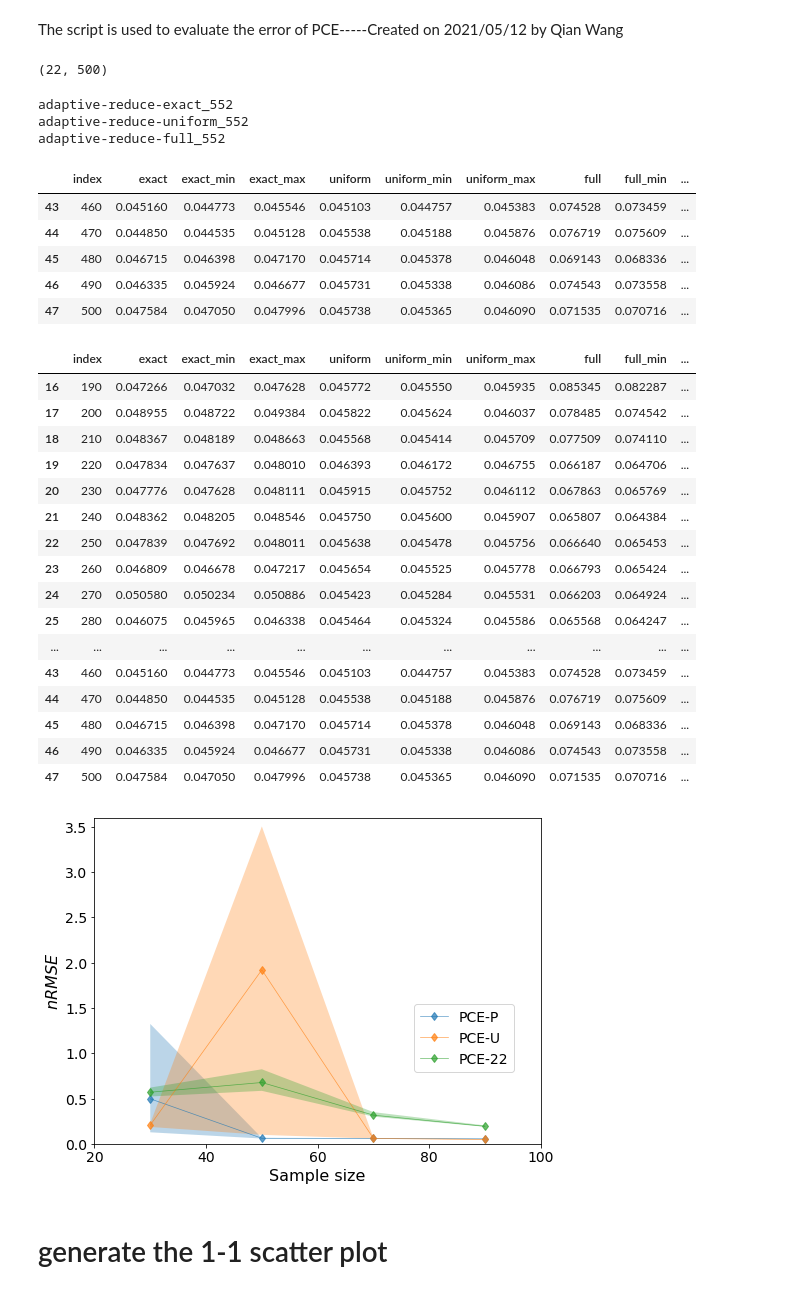
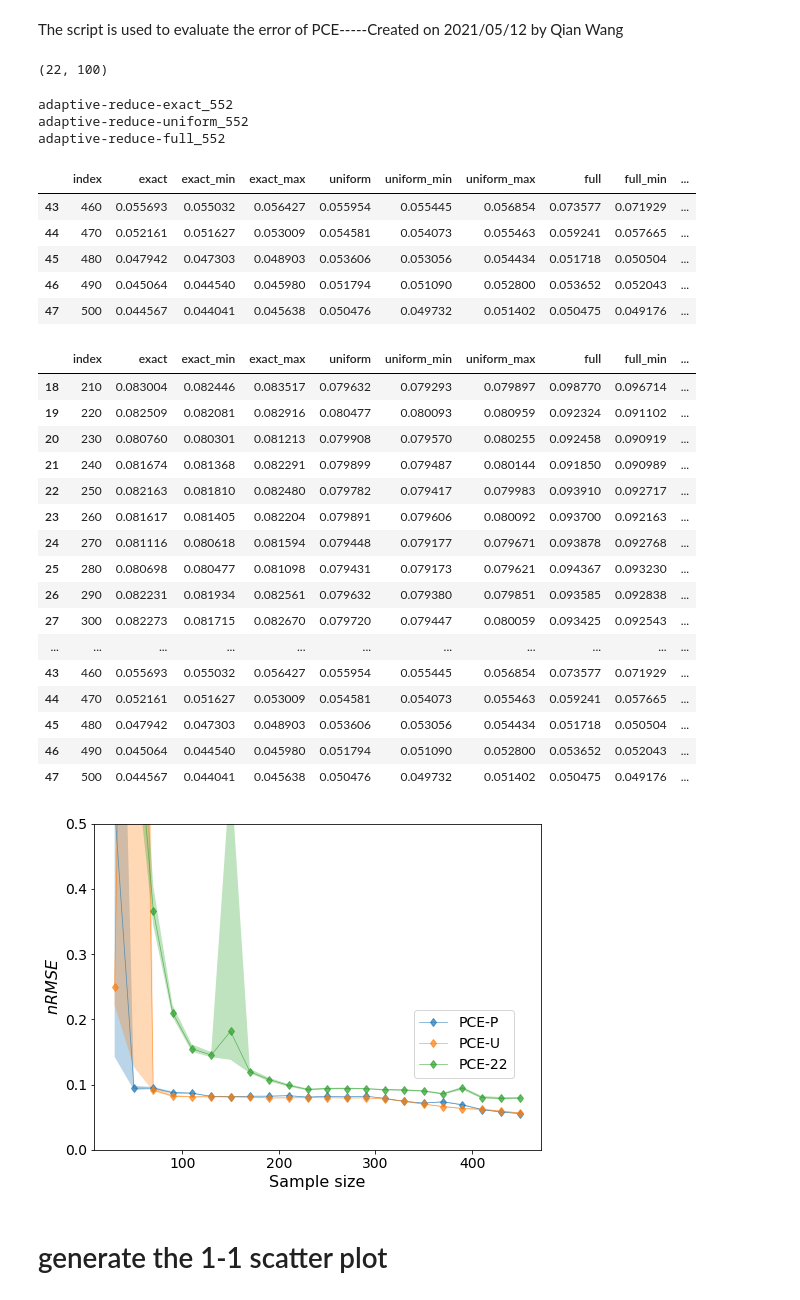
Before and after one commit to QianWanghhu/factor_fixing, a Jupyter notebook: qian_dev/PCE-performance.ipynb, the cells around one changed output. Drawn from its saved outputs; the diff is of its cells as text; code cells hidden in the pictures.

Commit message:
Use the 100 samples for PCE vaildation

```diff
--- a/qian_dev/PCE-performance.ipynb
+++ b/qian_dev/PCE-performance.ipynb
@@ -27,13 +27,13 @@ samples_vali = samples[:, 450:550]
 samples_22_vali = samples_22[:, 450:550]
 
 # import the independent samples for validation
-samples_22_vali = np.append(samples_22_vali, pd.read_csv(input_path + '2000_2014_ave_annual_vali.csv').values[0:400, 1:-1].T, axis=1)
-samples_vali = np.append(samples_vali, pd.read_csv(input_path + 'samples_adjust_vali.csv').values[0:400, 1:-1].T, axis=1)
-values_vali = np.append(values_vali, pd.read_csv(input_path + 'samples_adjust_vali.csv').values[0:400, -1].reshape(samples_vali.shape[1]-100, 1), axis=0)
+# samples_22_vali = np.append(samples_22_vali, pd.read_csv(input_path + '2000_2014_ave_annual_vali.csv').values[0:400, 1:-1].T, axis=1)
+# samples_vali = np.append(samples_vali, pd.read_csv(input_path + 'samples_adjust_vali.csv').values[0:400, 1:-1].T, axis=1)
+# values_vali = np.append(values_vali, pd.read_csv(input_path + 'samples_adjust_vali.csv').values[0:400, -1].reshape(samples_vali.shape[1]-100, 1), axis=0)
 # %%
 samples_22_vali.shape
 # %% [output]
-(22, 500)
+(22, 100)
 # %%
 # Calculate the error (RMSE) of PCE
 product_uniform = ['exact', 'uniform', False] #, 'uniform'
@@ -77,54 +77,54 @@ df = df.reset_index()
 df.tail(5)
 # %% [output]
 |  | index | exact | exact_min | exact_max | uniform | uniform_min | uniform_max | full | full_min | ... |
-| 43 | 460 | 0.045160 | 0.044773 | 0.045546 | 0.045103 | 0.044757 | 0.045383 | 0.074528 | 0.073459 | ... |
-| 44 | 470 | 0.044850 | 0.044535 | 0.045128 | 0.045538 | 0.045188 | 0.045876 | 0.076719 | 0.075609 | ... |
-| 45 | 480 | 0.046715 | 0.046398 | 0.047170 | 0.045714 | 0.045378 | 0.046048 | 0.069143 | 0.068336 | ... |
-| 46 | 490 | 0.046335 | 0.045924 | 0.046677 | 0.045731 | 0.045338 | 0.046086 | 0.074543 | 0.073558 | ... |
-| 47 | 500 | 0.047584 | 0.047050 | 0.047996 | 0.045738 | 0.045365 | 0.046090 | 0.071535 | 0.070716 | ... |
+| 43 | 460 | 0.055693 | 0.055032 | 0.056427 | 0.055954 | 0.055445 | 0.056854 | 0.073577 | 0.071929 | ... |
+| 44 | 470 | 0.052161 | 0.051627 | 0.053009 | 0.054581 | 0.054073 | 0.055463 | 0.059241 | 0.057665 | ... |
+| 45 | 480 | 0.047942 | 0.047303 | 0.048903 | 0.053606 | 0.053056 | 0.054434 | 0.051718 | 0.050504 | ... |
+| 46 | 490 | 0.045064 | 0.044540 | 0.045980 | 0.051794 | 0.051090 | 0.052800 | 0.053652 | 0.052043 | ... |
+| 47 | 500 | 0.044567 | 0.044041 | 0.045638 | 0.050476 | 0.049732 | 0.051402 | 0.050475 | 0.049176 | ... |
 # %%
 df[df.full <=0.1]
 # %% [output]
 |  | index | exact | exact_min | exact_max | uniform | uniform_min | uniform_max | full | full_min | ... |
-| 16 | 190 | 0.047266 | 0.047032 | 0.047628 | 0.045772 | 0.045550 | 0.045935 | 0.085345 | 0.082287 | ... |
-| 17 | 200 | 0.048955 | 0.048722 | 0.049384 | 0.045822 | 0.045624 | 0.046037 | 0.078485 | 0.074542 | ... |
-| 18 | 210 | 0.048367 | 0.048189 | 0.048663 | 0.045568 | 0.045414 | 0.045709 | 0.077509 | 0.074110 | ... |
-| 19 | 220 | 0.047834 | 0.047637 | 0.048010 | 0.046393 | 0.046172 | 0.046755 | 0.066187 | 0.064706 | ... |
-| 20 | 230 | 0.047776 | 0.047628 | 0.048111 | 0.045915 | 0.045752 | 0.046112 | 0.067863 | 0.065769 | ... |
-| 21 | 240 | 0.048362 | 0.048205 | 0.048546 | 0.045750 | 0.045600 | 0.045907 | 0.065807 | 0.064384 | ... |
-| 22 | 250 | 0.047839 | 0.047692 | 0.048011 | 0.045638 | 0.045478 | 0.045756 | 0.066640 | 0.065453 | ... |
-| 23 | 260 | 0.046809 | 0.046678 | 0.047217 | 0.045654 | 0.045525 | 0.045778 | 0.066793 | 0.065424 | ... |
-| 24 | 270 | 0.050580 | 0.050234 | 0.050886 | 0.045423 | 0.045284 | 0.045531 | 0.066203 | 0.064924 | ... |
-| 25 | 280 | 0.046075 | 0.045965 | 0.046338 | 0.045464 | 0.045324 | 0.045586 | 0.065568 | 0.064247 | ... |
+| 18 | 210 | 0.083004 | 0.082446 | 0.083517 | 0.079632 | 0.079293 | 0.079897 | 0.098770 | 0.096714 | ... |
+| 19 | 220 | 0.082509 | 0.082081 | 0.082916 | 0.080477 | 0.080093 | 0.080959 | 0.092324 | 0.091102 | ... |
+| 20 | 230 | 0.080760 | 0.080301 | 0.081213 | 0.079908 | 0.079570 | 0.080255 | 0.092458 | 0.090919 | ... |
+| 21 | 240 | 0.081674 | 0.081368 | 0.082291 | 0.079899 | 0.079487 | 0.080144 | 0.091850 | 0.090989 | ... |
+| 22 | 250 | 0.082163 | 0.081810 | 0.082480 | 0.079782 | 0.079417 | 0.079983 | 0.093910 | 0.092717 | ... |
+| 23 | 260 | 0.081617 | 0.081405 | 0.082204 | 0.079891 | 0.079606 | 0.080092 | 0.093700 | 0.092163 | ... |
+| 24 | 270 | 0.081116 | 0.080618 | 0.081594 | 0.079448 | 0.079177 | 0.079671 | 0.093878 | 0.092768 | ... |
+| 25 | 280 | 0.080698 | 0.080477 | 0.081098 | 0.079431 | 0.079173 | 0.079621 | 0.094367 | 0.093230 | ... |
+| 26 | 290 | 0.082231 | 0.081934 | 0.082561 | 0.079632 | 0.079380 | 0.079851 | 0.093585 | 0.092838 | ... |
+| 27 | 300 | 0.082273 | 0.081715 | 0.082670 | 0.079720 | 0.079447 | 0.080059 | 0.093425 | 0.092543 | ... |
 | ... | ... | ... | ... | ... | ... | ... | ... | ... | ... | ... |
-| 43 | 460 | 0.045160 | 0.044773 | 0.045546 | 0.045103 | 0.044757 | 0.045383 | 0.074528 | 0.073459 | ... |
-| 44 | 470 | 0.044850 | 0.044535 | 0.045128 | 0.045538 | 0.045188 | 0.045876 | 0.076719 | 0.075609 | ... |
-| 45 | 480 | 0.046715 | 0.046398 | 0.047170 | 0.045714 | 0.045378 | 0.046048 | 0.069143 | 0.068336 | ... |
-| 46 | 490 | 0.046335 | 0.045924 | 0.046677 | 0.045731 | 0.045338 | 0.046086 | 0.074543 | 0.073558 | ... |
-| 47 | 500 | 0.047584 | 0.047050 | 0.047996 | 0.045738 | 0.045365 | 0.046090 | 0.071535 | 0.070716 | ... |
+| 43 | 460 | 0.055693 | 0.055032 | 0.056427 | 0.055954 | 0.055445 | 0.056854 | 0.073577 | 0.071929 | ... |
+| 44 | 470 | 0.052161 | 0.051627 | 0.053009 | 0.054581 | 0.054073 | 0.055463 | 0.059241 | 0.057665 | ... |
+| 45 | 480 | 0.047942 | 0.047303 | 0.048903 | 0.053606 | 0.053056 | 0.054434 | 0.051718 | 0.050504 | ... |
+| 46 | 490 | 0.045064 | 0.044540 | 0.045980 | 0.051794 | 0.051090 | 0.052800 | 0.053652 | 0.052043 | ... |
+| 47 | 500 | 0.044567 | 0.044041 | 0.045638 | 0.050476 | 0.049732 | 0.051402 | 0.050475 | 0.049176 | ... |
 # %%
 # Plot RMSE vs sample size
 import matplotlib.ticker as mticker
 fig, axes = plt.subplots(nrows=1, ncols=1, sharey=True, figsize=(8, 6))
-index_plot = np.array(np.arange(0, 8, 2))
+index_plot = np.array(np.arange(0, 44, 2))
 xticks = [i for i in df['index'].values[index_plot]]
 ax1 = df.iloc[index_plot].plot(x='index', y=df.columns[[1, 4, 7]], kind='line', marker='d',
                 legend=False, logy=False, ax=axes, linewidth=0.7, alpha=0.7, logx=False)
 for k in range(3):
     ax1.fill_between(df.loc[index_plot, 'index'], df.iloc[index_plot][df.columns[3*k + 2]].values, df.iloc[index_plot][df.columns[3*k + 3]].values, alpha=0.3)
 ax1.legend(['PCE-P', 'PCE-U', 'PCE-22'], bbox_to_anchor=(0.7, 0.2), fontsize=14) # 'PCE-U',
 ax1.set_ylabel(r'$nRMSE$', fontsize = 16);
 ax1.set_xlabel('Sample size', fontsize = 16);
-ax1.set_ylim(0, 3.6)
-ax1.set_xlim(20, 100)
+ax1.set_ylim(0, 0.5)
+# ax1.set_xlim(20, 100)
 ax1.set_xticklabels(xticks, fontsize=12);
 # ticks_loc = ax1.get_yticks().tolist()
 # ax1.yaxis.set_major_locator(mticker.FixedLocator(ticks_loc))
 ax1.set_yticklabels([np.round(i, 2) for i in ax1.get_yticks()], fontsize=14);
 ax1.set_xticklabels([int(i) for i in ax1.get_xticks()], fontsize=14);
-plt.savefig(f'{output_path}/figure/adaptive_independent_validation_panel_2.png', dpi=300, format='png')
+plt.savefig(f'{output_path}/figure/adaptive_independent_100_validation_full.png', dpi=300, format='png')
 # %% [output]
-[figure, old version]
+[figure, new version]
 # %% [markdown]
 # generate the 1-1 scatter plot
 # %%
```
